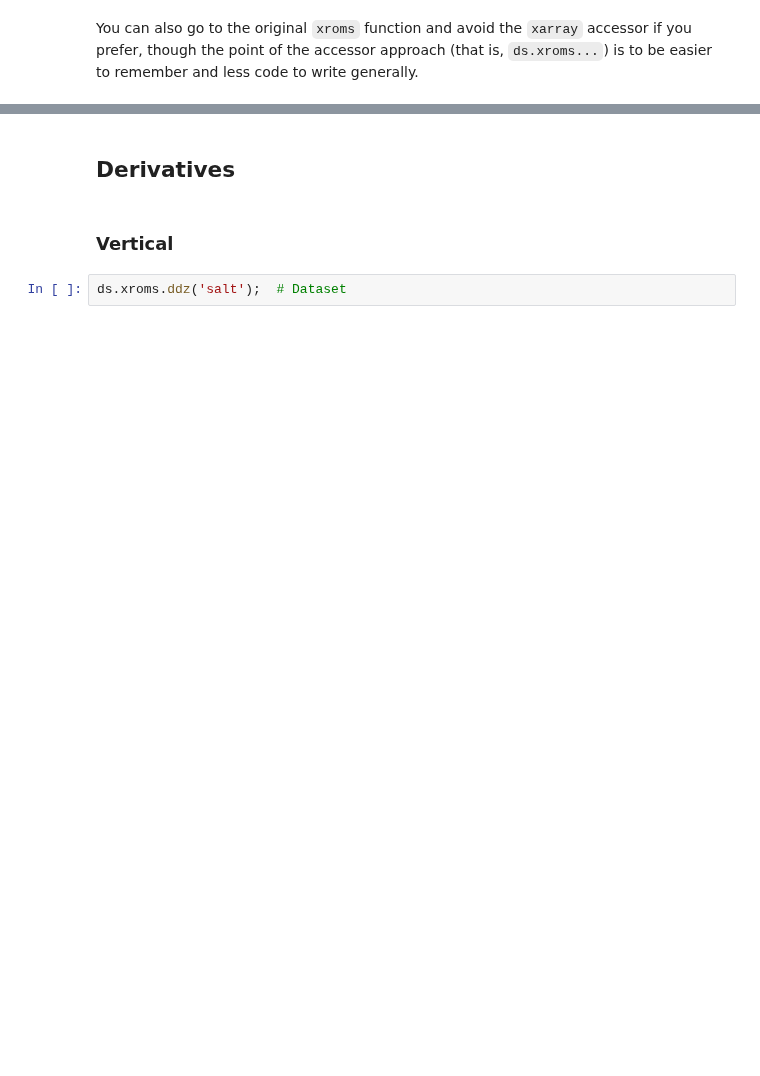
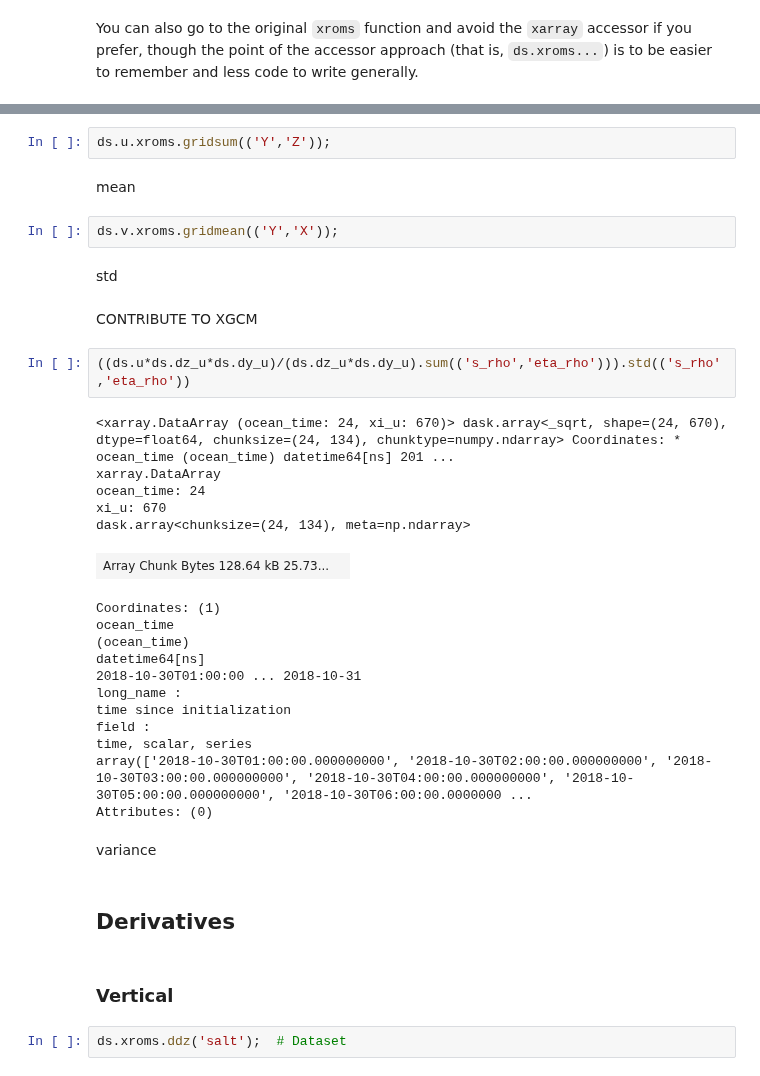
Before and after one commit to xoceanmodel/xroms, a Jupyter notebook: examples/calc.ipynb, the cells around one changed output, grey strips where cells are left out. Cells and saved outputs as stored; diff of their text form; blank space fills up the shorter version.

```diff
--- a/examples/calc.ipynb
+++ b/examples/calc.ipynb
@@ -224,3 +189,35 @@ Attributes: (0)
+# %%
+ds.u.xroms.gridsum(('Y','Z'));
+# %% [markdown]
+mean
+# %%
+ds.v.xroms.gridmean(('Y','X'));
+# %% [markdown]
+std
+# %% [markdown]
+CONTRIBUTE TO XGCM
+# %%
+((ds.u*ds.dz_u*ds.dy_u)/(ds.dz_u*ds.dy_u).sum(('s_rho','eta_rho'))).std(('s_rho','eta_rho'))
+# %% [output]
+<xarray.DataArray (ocean_time: 24, xi_u: 670)> dask.array<_sqrt, shape=(24, 670), dtype=float64, chunksize=(24, 134), chunktype=numpy.ndarray> Coordinates: * ocean_time (ocean_time) datetime64[ns] 201 ...
+xarray.DataArray
+ocean_time: 24
+xi_u: 670
+dask.array<chunksize=(24, 134), meta=np.ndarray>
+| Array Chunk Bytes 128.64 kB 25.73... |  |
+Coordinates: (1)
+ocean_time
+(ocean_time)
+datetime64[ns]
+2018-10-30T01:00:00 ... 2018-10-31
+long_name :
+time since initialization
+field :
+time, scalar, series
+array(['2018-10-30T01:00:00.000000000', '2018-10-30T02:00:00.000000000', '2018-10-30T03:00:00.000000000', '2018-10-30T04:00:00.000000000', '2018-10-30T05:00:00.000000000', '2018-10-30T06:00:00.0000000 ...
+Attributes: (0)
+# %% [markdown]
+variance
 # %% [markdown]
 ## Derivatives
 # %% [markdown]
```
Also changed, not shown: parts of 29 cells of this notebook, 7 other files.
